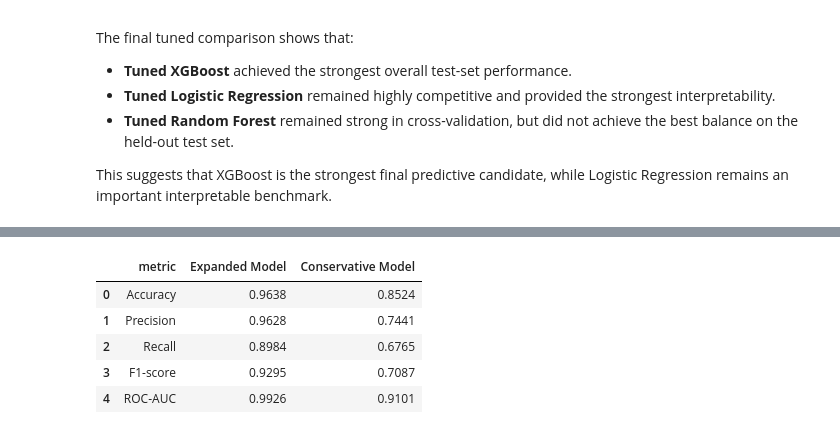
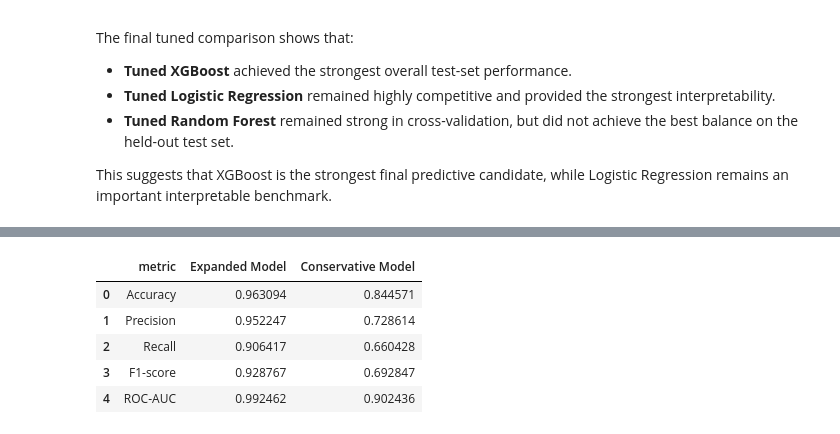
Before and after one commit to GulsaraMirzayeva/telco-churn-capstone, a Jupyter notebook: notebooks/06_model_tuning_and_final_selection.ipynb, the cells around one changed output, grey strips where cells are left out. Drawn from its saved outputs; the diff is of its cells as text; code cells hidden in the pictures.

```diff
--- a/notebooks/06_model_tuning_and_final_selection.ipynb
+++ b/notebooks/06_model_tuning_and_final_selection.ipynb
@@ -111,4 +113,12 @@ object_cols = df.select_dtypes(include="object").columns.tolist()
 df[object_cols] = df[object_cols].replace("None", np.nan)
 df[object_cols] = df[object_cols].replace(r"^\s*$", np.nan, regex=True)
 
-df[["Churn Label", "target_churn"]].sample(6)
+if {"Internet Service", "Internet Type"}.issubset(df.columns):
+    no_internet_mask = df["Internet Service"].eq("No") & df["Internet Type"].isna()
+    df.loc[no_internet_mask, "Internet Type"] = "No Internet"
+
+if "Internet Type" in df.columns:
+    df["Internet Type"] = df["Internet Type"].fillna("Missing")
+
+if "Offer" in df.columns:
+    df["Offer"] = df["Offer"].fillna("No Offer")
@@ -995,0 +1067,17 @@ ColumnTransformer(transformers=[('num',
+# %%
+best_logreg_model_ns = logreg_grid_ns.best_estimator_
+
+logreg_y_pred_ns = best_logreg_model_ns.predict(X_test_ns)
+logreg_y_proba_ns = best_logreg_model_ns.predict_proba(X_test_ns)[:, 1]
+
+logreg_no_sat_results = {
+    "model": "Retuned Logistic Regression (without Satisfaction Score)",
+    "best_cv_f1": logreg_grid_ns.best_score_,
+    "test_accuracy": accuracy_score(y_test_ns, logreg_y_pred_ns),
+    "test_precision": precision_score(y_test_ns, logreg_y_pred_ns),
+    "test_recall": recall_score(y_test_ns, logreg_y_pred_ns),
+    "test_f1": f1_score(y_test_ns, logreg_y_pred_ns),
+    "test_roc_auc": roc_auc_score(y_test_ns, logreg_y_proba_ns)
+}
+
+pd.DataFrame([logreg_no_sat_results]).round(4)
@@ -1174,11 +1117,0 @@ logreg_y_proba_ns = logreg_pipeline_ns.predict_proba(X_test_ns)[:, 1]
-# %%
-logreg_no_sat_results = {
-    "model": "Tuned Logistic Regression (without Satisfaction Score)",
-    "test_accuracy": accuracy_score(y_test_ns, logreg_y_pred_ns),
-    "test_precision": precision_score(y_test_ns, logreg_y_pred_ns),
-    "test_recall": recall_score(y_test_ns, logreg_y_pred_ns),
-    "test_f1": f1_score(y_test_ns, logreg_y_pred_ns),
-    "test_roc_auc": roc_auc_score(y_test_ns, logreg_y_proba_ns)
-}
-
-pd.DataFrame([logreg_no_sat_results]).round(4)
@@ -1350,27 +1279,27 @@ It helps show how much performance changes once `Satisfaction Score` is removed
 # %%
 comparison_plot_df = pd.DataFrame({
     "metric": ["Accuracy", "Precision", "Recall", "F1-score", "ROC-AUC"],
     "Expanded Model": [
         xgb_results["test_accuracy"],
         xgb_results["test_precision"],
         xgb_results["test_recall"],
         xgb_results["test_f1"],
         xgb_results["test_roc_auc"]
     ],
     "Conservative Model": [
         logreg_no_sat_results["test_accuracy"],
         logreg_no_sat_results["test_precision"],
         logreg_no_sat_results["test_recall"],
         logreg_no_sat_results["test_f1"],
         logreg_no_sat_results["test_roc_auc"]
     ]
 })
 
-comparison_plot_df.round(4)
+comparison_plot_df
 # %% [output]
 |  | metric | Expanded Model | Conservative Model |
-| 0 | Accuracy | 0.9638 | 0.8524 |
-| 1 | Precision | 0.9628 | 0.7441 |
-| 2 | Recall | 0.8984 | 0.6765 |
-| 3 | F1-score | 0.9295 | 0.7087 |
-| 4 | ROC-AUC | 0.9926 | 0.9101 |
+| 0 | Accuracy | 0.963094 | 0.844571 |
+| 1 | Precision | 0.952247 | 0.728614 |
+| 2 | Recall | 0.906417 | 0.660428 |
+| 3 | F1-score | 0.928767 | 0.692847 |
+| 4 | ROC-AUC | 0.992462 | 0.902436 |
```
Also changed, not shown: parts of 104 cells of this notebook, 3 other files.
